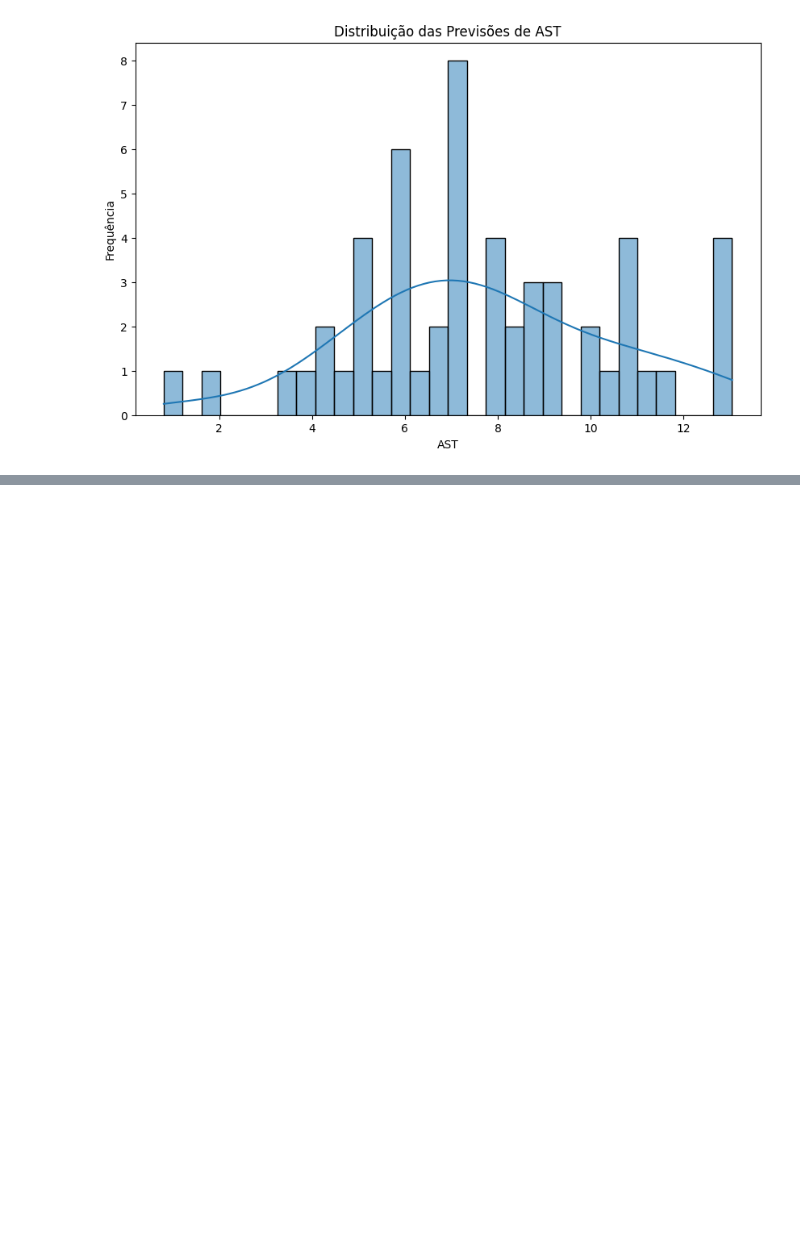
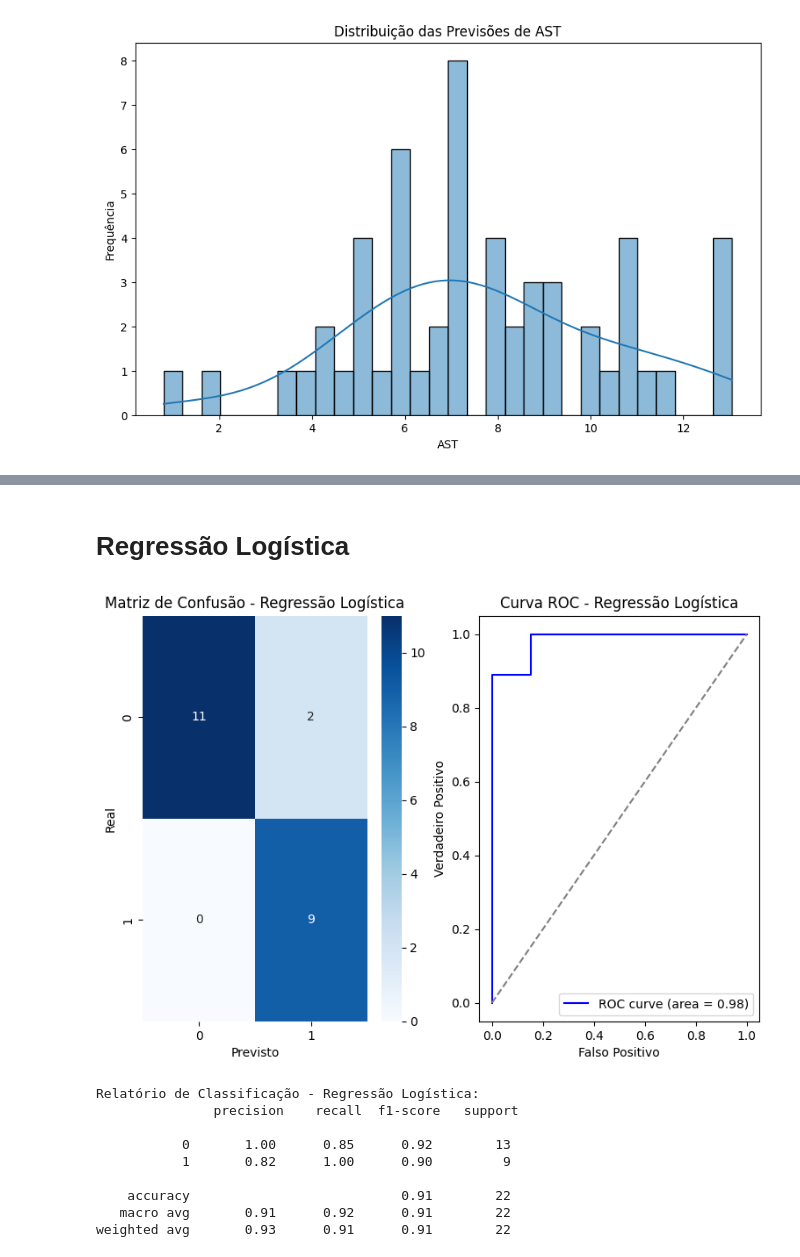
Before and after one commit to genarioazevedoufape/preditor_jogos_nba, a Jupyter notebook: EDA/estatistica_am_parte_3.ipynb, the cells around one changed output, grey strips where cells are left out. Cells and saved outputs as stored; diff of their text form; code cells hidden in the pictures; blank space fills up the shorter version.

```diff
--- a/EDA/estatistica_am_parte_3.ipynb
+++ b/EDA/estatistica_am_parte_3.ipynb
@@ -480,0 +684,59 @@ def plot_roc_curve(y_true, y_pred):
+# %% [markdown]
+# Regressão Logística
+# %%
+# 🔹 Regressão Logística
+from sklearn.linear_model import LogisticRegression
+from sklearn.metrics import confusion_matrix, classification_report, roc_curve, auc
+
+# Dividir dados de treino e teste para regressão logística
+X_train, X_test, y_train_log, y_test_log = train_test_split(X, y_log, test_size=0.2, random_state=42)
+
+# Criar e treinar o modelo
+log_reg = LogisticRegression()
+log_reg.fit(X_train, y_train_log)
+
+# Fazer previsões
+y_pred_log = log_reg.predict(X_test)
+
+# 🔹 Matriz de Confusão para Regressão Logística
+conf_matrix = confusion_matrix(y_test_log, y_pred_log)
+
+# 🔹 Curva ROC para Regressão Logística
+y_prob = log_reg.predict_proba(X_test)[:, 1]
+fpr, tpr, _ = roc_curve(y_test_log, y_prob)
+roc_auc = auc(fpr, tpr)
+
+# 📊 Visualizações
+plt.figure(figsize=(14, 6))
+
+# Gráfico 1 - Matriz de Confusão
+plt.subplot(1, 3, 1)
+sns.heatmap(conf_matrix, annot=True, fmt="d", cmap="Blues")
+plt.xlabel("Previsto")
+plt.ylabel("Real")
+plt.title("Matriz de Confusão - Regressão Logística")
+
+# Gráfico 2 - Curva ROC
+plt.subplot(1, 3, 2)
+plt.plot(fpr, tpr, color="blue", label=f"ROC curve (area = {roc_auc:.2f})")
+plt.plot([0, 1], [0, 1], color="gray", linestyle="--")
+plt.xlabel("Falso Positivo")
+plt.ylabel("Verdadeiro Positivo")
+plt.title("Curva ROC - Regressão Logística")
+plt.legend()
+
+plt.show()
+
+# 📊 Relatório de Classificação
+print("Relatório de Classificação - Regressão Logística:\n", classification_report(y_test_log, y_pred_log))
+# %% [output]
+[figure, added]
+Relatório de Classificação - Regressão Logística:
+               precision    recall  f1-score   support
+
+           0       1.00      0.85      0.92        13
+           1       0.82      1.00      0.90         9
+
+    accuracy                           0.91        22
+   macro avg       0.91      0.92      0.91        22
+weighted avg       0.93      0.91      0.91        22
```
Also changed, not shown: parts of 4 cells of this notebook.
